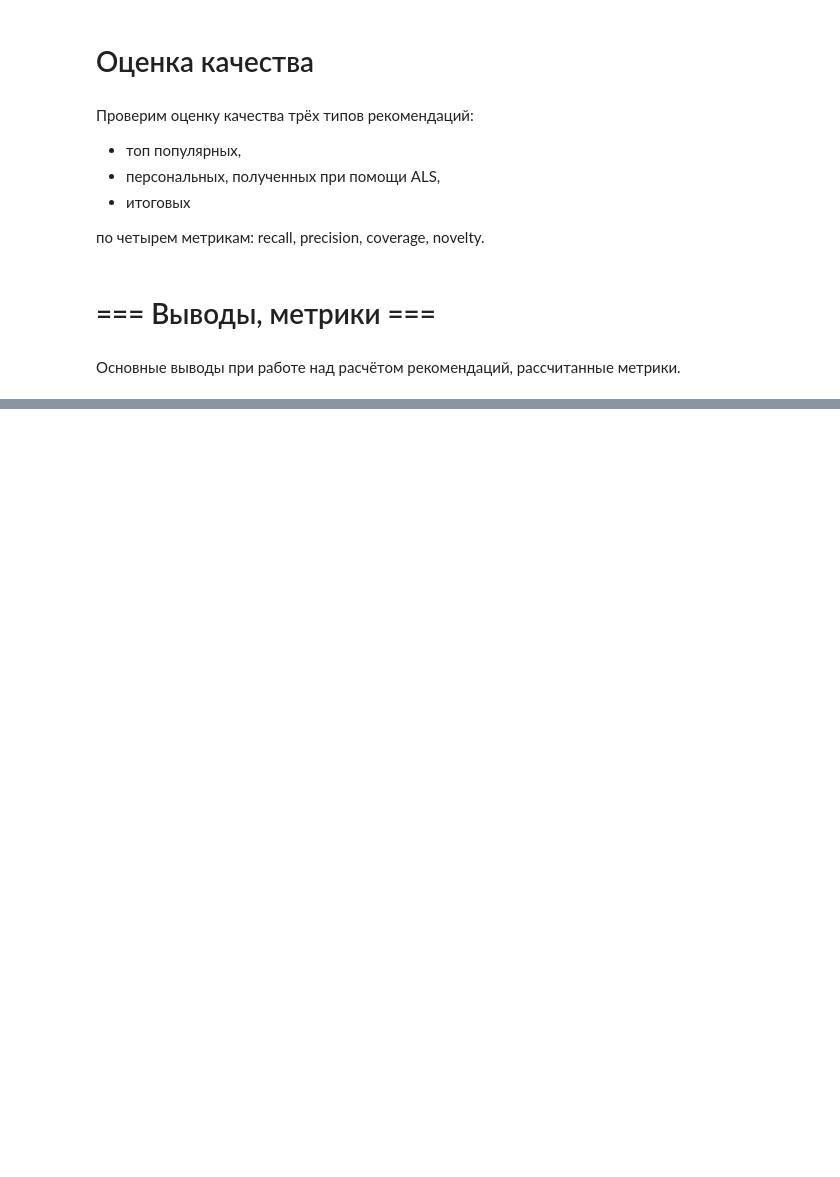
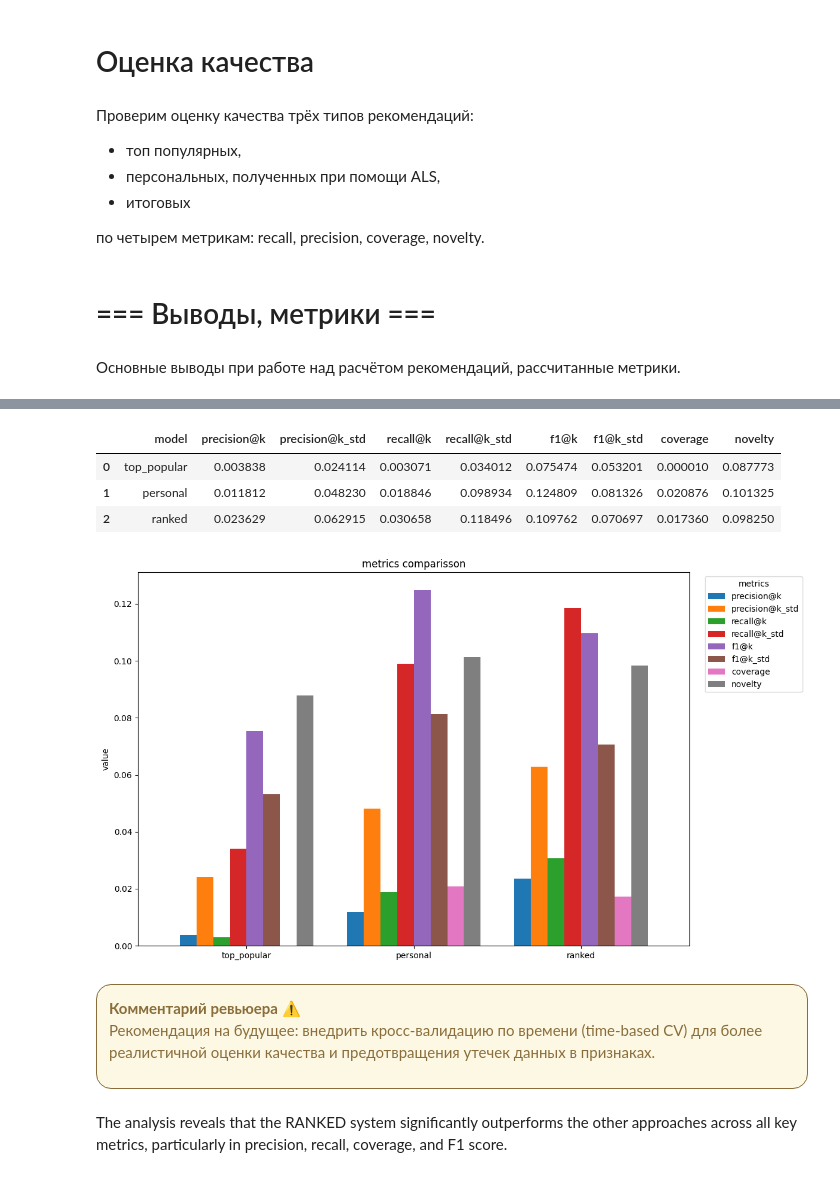
Before and after one commit to whois-cat/mle-project-sprint-4-v001, a Jupyter notebook: recommendations.ipynb, the cells around one changed output, grey strips where cells are left out. Saved outputs shown, nothing was run; the diff lists cells and outputs as text; code cells hidden in the pictures; blank space fills up the shorter version.

```diff
--- a/recommendations.ipynb
+++ b/recommendations.ipynb
@@ -433,7 +544,7 @@ track_names = (
 
 top_tracks = (
     plays_per_track.sort_values(ascending=False)
-    .head(TOP_10)
+    .head(TOP_K)
     .rename_axis("track_id")
     .reset_index(name="plays")
     .merge(track_names, on="track_id", how="left")
@@ -687,3 +902,0 @@ def personal_recs_batches() -> Iterable[pd.DataFrame]:
-# %%
-personal_path = save_to_parquet(personal_recs_batches(), ARTIFACTS_DIR / RECS_FILES["personal_als"])
-print(f"users: {len(user_index):,} | items: {len(item_index):,}")
@@ -1125 +1231,4 @@ def calculate_metrics(
+# %%
+catalog_size = int(items["track_id"].nunique())
+item_popularity = events_train["track_id"].value_counts(sort=False).astype(np.int32)
 # %%
@@ -1219,0 +1294,49 @@ novelty: 0.0001
+# %%
+top_popular_sample = pd.DataFrame({
+    "user_id": np.repeat(eval_user_sample, TOP_K),
+    "track_id": np.tile(top_tracks, eval_user_sample.size),
+    "rank": np.tile(np.arange(1, TOP_K + 1, dtype=np.int16), eval_user_sample.size),
+})
+
+personal_sample = read_recs_sample(personal_path, eval_user_sample, TOP_K)
+ranked_sample = read_recs_sample(ranked_path, eval_user_sample, TOP_K)
+# %%
+model_data = {
+    "top_popular": top_popular_sample,
+    "personal": personal_sample,
+    "ranked": ranked_sample
+}
+
+metrics = {}
+for model_name, recs_df in model_data.items():
+    metrics[model_name] = calculate_metrics(recs_df, eval_gt_sample, k=TOP_K)
+
+comparison = pd.DataFrame(metrics).T.reset_index(names="model")
+
+try:
+    numeric_cols = comparison.select_dtypes(include=["number"]).columns
+    display(comparison.style.format({col: "{:.6f}" for col in numeric_cols}))
+except Exception:
+    display(comparison)
+
+
+comparison.set_index("model").plot(kind="bar", figsize=(12, 7), rot=0,width=0.8)
+plt.title("metrics comparisson")
+plt.ylabel("value")
+plt.xlabel("")
+plt.legend(title="metrics", bbox_to_anchor=(1.02, 1), loc="upper left")
+plt.tight_layout()
+plt.show()
+# %% [output]
+|  | model | precision@k | precision@k_std | recall@k | recall@k_std | f1@k | f1@k_std | coverage | novelty |
+| 0 | top_popular | 0.003838 | 0.024114 | 0.003071 | 0.034012 | 0.075474 | 0.053201 | 0.000010 | 0.087773 |
+| 1 | personal | 0.011812 | 0.048230 | 0.018846 | 0.098934 | 0.124809 | 0.081326 | 0.020876 | 0.101325 |
+| 2 | ranked | 0.023629 | 0.062915 | 0.030658 | 0.118496 | 0.109762 | 0.070697 | 0.017360 | 0.098250 |
+[figure, added]
+# %% [markdown]
+<div class="alert alert-warning" style="border-radius: 15px; box-shadow: 4px 4px 4px; border: 1px solid ">
+<b> Комментарий ревьюера  ⚠️</b>
+
+Рекомендация на будущее: внедрить кросс-валидацию по времени (time-based CV) для более реалистичной оценки качества и предотвращения утечек данных в признаках.
+# %% [markdown]
+The analysis reveals that the RANKED system significantly outperforms the other approaches across all key metrics, particularly in precision, recall, coverage, and F1 score.
```
Also changed, not shown: parts of 59 cells of this notebook, 2 other files.
